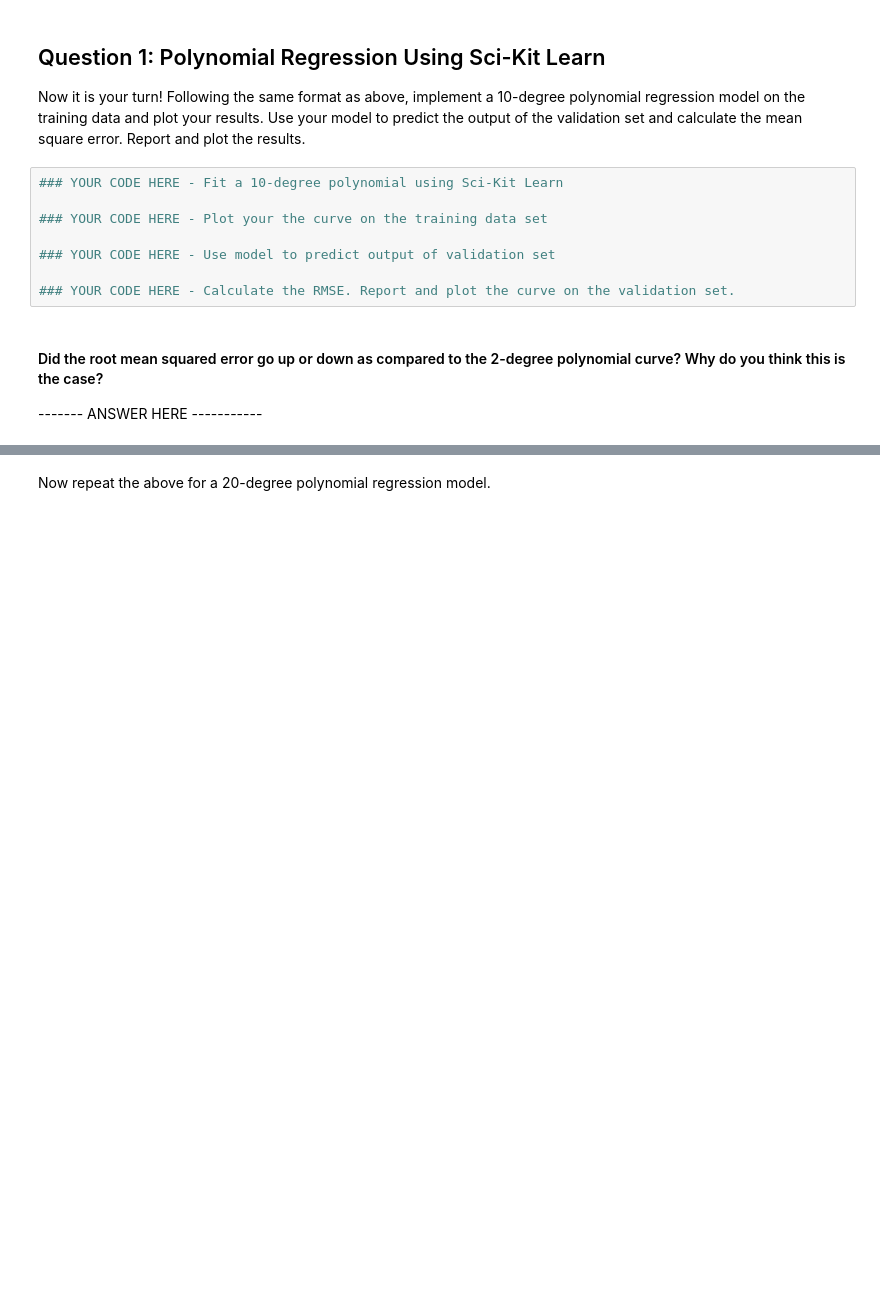
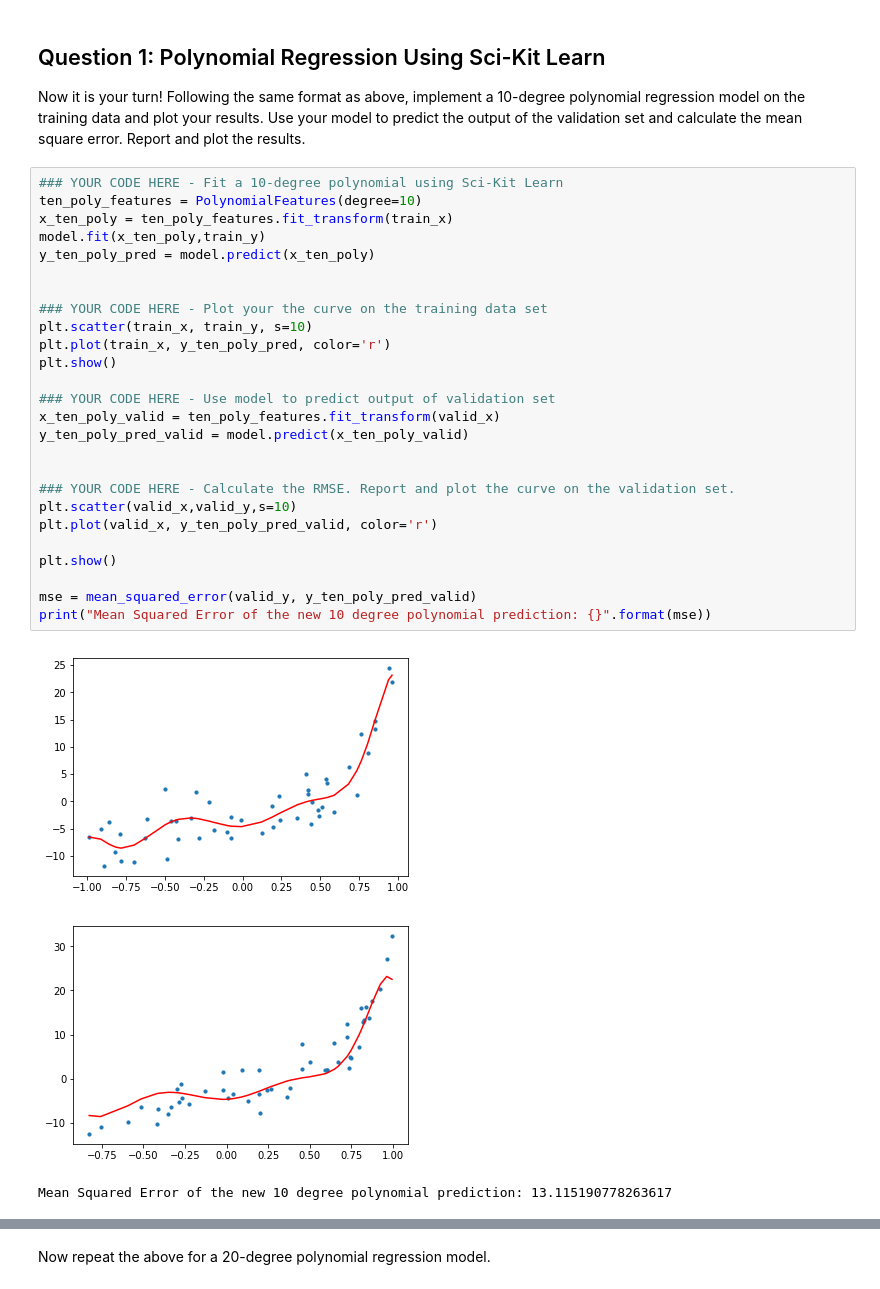
Before and after one commit to McGillAISociety/mais-bootcamp-w2019, a Jupyter notebook: Assignment2/Assignment 2.ipynb, the cells around one changed output, grey strips where cells are left out. Saved outputs shown, nothing was run; the diff lists cells and outputs as text; blank space fills up the shorter version.

```diff
--- a/Assignment2/Assignment 2.ipynb
+++ b/Assignment2/Assignment 2.ipynb
@@ -122,13 +146,31 @@ Mean Squared Error: 20.485214511024225
 Now it is your turn! Following the same format as above, implement a 10-degree polynomial regression model on the training data and plot your results. Use your model to predict the output of the validation set and calculate the mean square error. Report and plot the results.
 # %%
 ### YOUR CODE HERE - Fit a 10-degree polynomial using Sci-Kit Learn
+ten_poly_features = PolynomialFeatures(degree=10)
+x_ten_poly = ten_poly_features.fit_transform(train_x)
+model.fit(x_ten_poly,train_y)
+y_ten_poly_pred = model.predict(x_ten_poly)
+
 
 ### YOUR CODE HERE - Plot your the curve on the training data set
+plt.scatter(train_x, train_y, s=10)
+plt.plot(train_x, y_ten_poly_pred, color='r')
+plt.show()
 
 ### YOUR CODE HERE - Use model to predict output of validation set
+x_ten_poly_valid = ten_poly_features.fit_transform(valid_x)
+y_ten_poly_pred_valid = model.predict(x_ten_poly_valid)
+
 
 ### YOUR CODE HERE - Calculate the RMSE. Report and plot the curve on the validation set.
+plt.scatter(valid_x,valid_y,s=10)
+plt.plot(valid_x, y_ten_poly_pred_valid, color='r')
+
+plt.show()
+
+mse = mean_squared_error(valid_y, y_ten_poly_pred_valid)
+print("Mean Squared Error of the new 10 degree polynomial prediction: {}".format(mse))
+# %% [output]
+[figure, added]
+[figure, added]
+Mean Squared Error of the new 10 degree polynomial prediction: 13.115190778263617
-# %% [markdown]
-#### Did the root mean squared error go up or down as compared to the 2-degree polynomial curve? Why do you think this is the case?
-
-------- ANSWER HERE -----------
```
Also changed, not shown: parts of 13 cells of this notebook, 1 other file.
